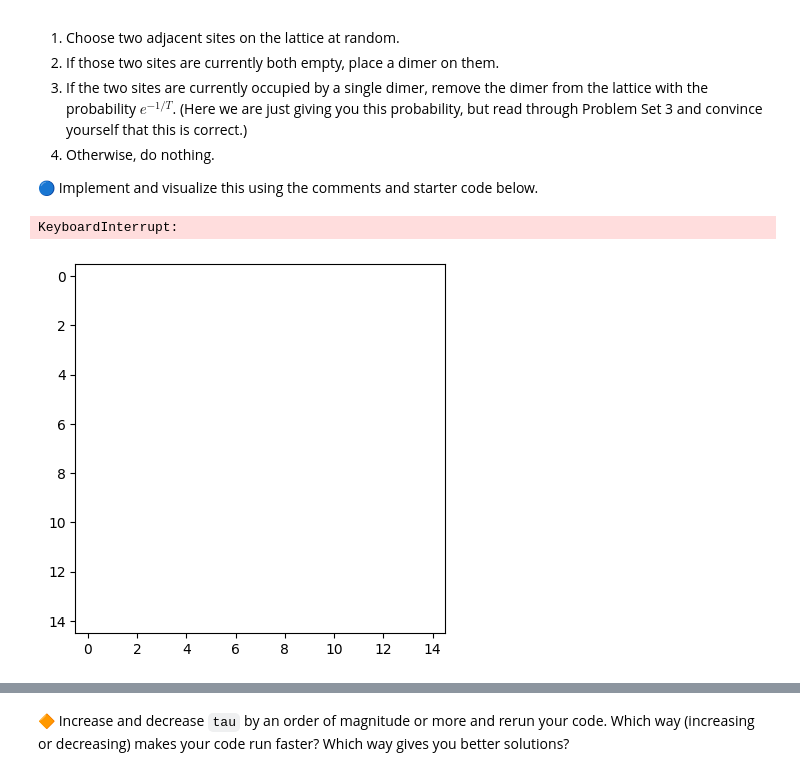
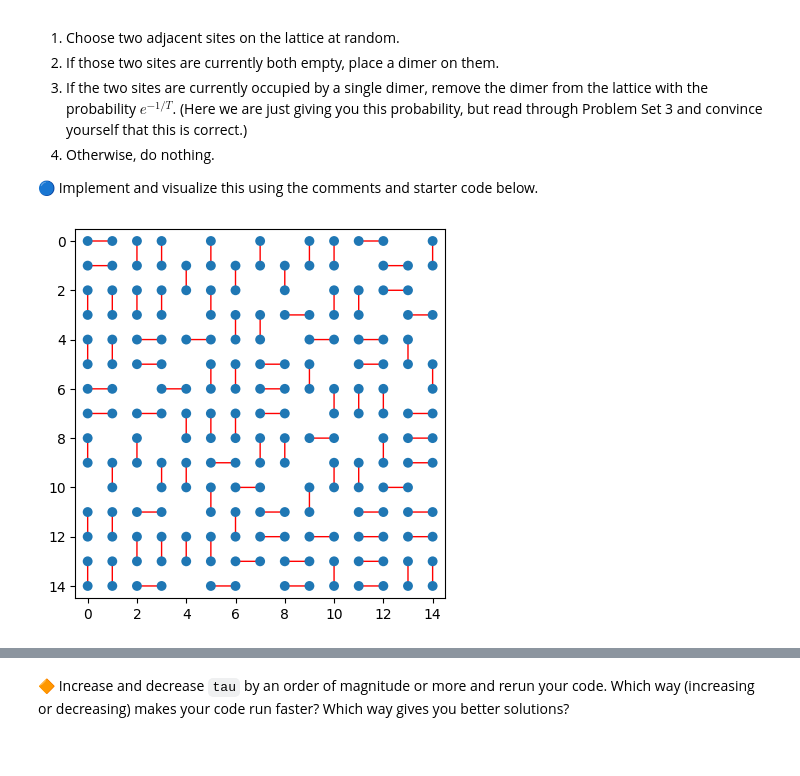
Before and after one commit to devin-gupta/GitHub, a Jupyter notebook: physics113/day_16/MonteCarlo.ipynb, the cells around one changed output, grey strips where cells are left out. Drawn from its saved outputs; the diff is of its cells as text; code cells hidden in the pictures.

```diff
--- a/physics113/day_16/MonteCarlo.ipynb
+++ b/physics113/day_16/MonteCarlo.ipynb
@@ -185,7 +193,7 @@ Tmax = 5.0
 Tmin = 1E-2
 
 # Initialize tau to 1E4
-tau = 1E4
+tau = 1E3
 
 # We will use dimer_indx to keep track of the dimers. Start with dimer_indx = 0
 dimer_indx = 0
@@ -216,7 +224,7 @@ t = 0
 while (T > Tmin):
 
     # Cooling: increment (lowercase) t by 1 and set (uppercase) T to Tmax * exp(-t/tau), where the t in the exponential is lowercase.
-    t -= 1
+    t += 1
     T = Tmax * np.exp(-t/tau)
 
     # Use a random number to decide whether to try to add a vertical dimer or a horizontal dimer
@@ -261,32 +269,31 @@ while (T > Tmin):
             n_dimers += 1
 
             # The following is one way of plotting these dimers
             all_sites1[dimer_indx] = Circle((i1, j1), radius=radius)
             all_sites2[dimer_indx] = Circle((i2, j2), radius=radius)
             all_connectors[dimer_indx] = ConnectionPatch((i1, j1), (i2, j2), 'data', 'data', arrowstyle='-', color="red")
 
         # If the sites are not equal, we will try to remove a dimer.
         # Find a random number between 0 and 1. If it is less than exp(-1/T), remove the dimer. Otherwise nothing happens.
         elif np.random.uniform(0, 1) < np.exp(-1/T):
             # Find the dimer index of the dimer to remove
             dimer_to_remove = s[i1, j1]
 
             # Set s at both of the dimer indices to 0
             s[i1, j1] = 0
             s[i2, j2] = 0
 
             # Decrement (remove one from) n_dimers, since we just removed one
             n_dimers -= 1
 
             # Remove the dimer from the plot
             all_sites1.pop(dimer_to_remove)
             all_sites2.pop(dimer_to_remove)
             all_connectors.pop(dimer_to_remove)
 
 # Plot your dimers
 [ax.add_patch(all_connectors[d]) for d in all_connectors.keys()];
 [ax.add_patch(all_sites1[d]) for d in all_sites1.keys()];
 [ax.add_patch(all_sites2[d]) for d in all_sites2.keys()];
 # %% [output]
-KeyboardInterrupt:
-[figure, old version]
+[figure, new version]
```
Also changed, not shown: parts of 13 cells of this notebook, 5 other files.
